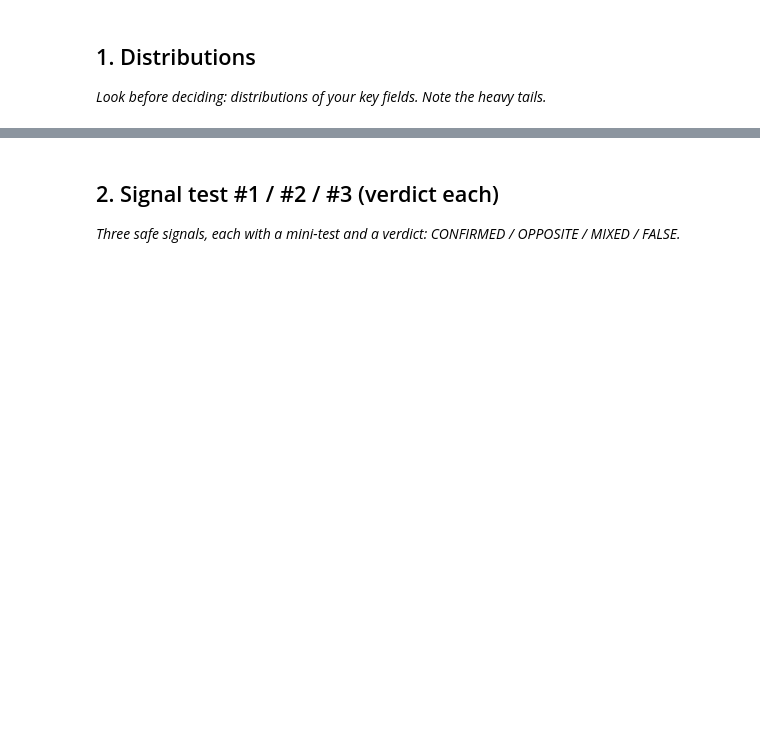
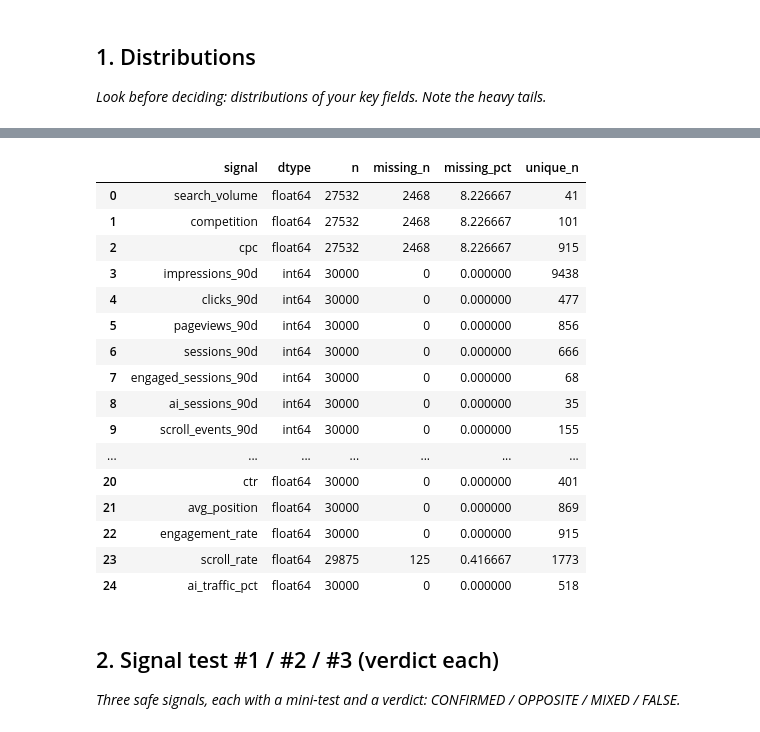
Before and after one commit to shiva-sn/ML, a Jupyter notebook: work/notebooks/w04_signal_audit.ipynb, the cells around one changed output, grey strips where cells are left out. Saved outputs shown, nothing was run; the diff lists cells and outputs as text; code cells hidden in the pictures; blank space fills up the shorter version.

```diff
--- a/work/notebooks/w04_signal_audit.ipynb
+++ b/work/notebooks/w04_signal_audit.ipynb
@@ -15,0 +13,63 @@ This skeleton is yours to fill. Work the sections **in order** — each one has
+# %%
+import pandas as pd
+import numpy as np
+
+df = pd.read_csv("/content/content_refresh_anonymized.csv")
+
+print("Shape:", df.shape)
+display(df.head())
+print("Number of columns:", len(df.columns))
+print("\nColumns:")
+for i, col in enumerate(df.columns, start=1):
+    print(f"{i}. {col}")
+
+candidate_signals = [
+    "search_volume",
+    "competition",
+    "cpc",
+    "impressions_90d",
+    "clicks_90d",
+    "pageviews_90d",
+    "sessions_90d",
+    "engaged_sessions_90d",
+    "ai_sessions_90d",
+    "scroll_events_90d",
+    "days_with_impressions",
+    "days_with_sessions",
+    "impressions_last_30d",
+    "clicks_last_30d",
+    "sessions_last_30d",
+    "impressions_prev_30d",
+    "clicks_prev_30d",
+    "sessions_prev_30d",
+    "content_age_days",
+    "days_since_last_update",
+    "ctr",
+    "avg_position",
+    "engagement_rate",
+    "scroll_rate",
+    "ai_traffic_pct"
+]
+
+candidate_signals = [
+    col for col in candidate_signals
+    if col in df.columns
+]
+
+signal_inventory = pd.DataFrame({
+    "signal": candidate_signals,
+    "dtype": [df[col].dtype for col in candidate_signals],
+    "n": [df[col].notna().sum() for col in candidate_signals],
+    "missing_n": [df[col].isna().sum() for col in candidate_signals],
+    "missing_pct": [
+        df[col].isna().mean() * 100
+        for col in candidate_signals
+    ],
+    "unique_n": [
+        df[col].nunique(dropna=True)
+        for col in candidate_signals
+    ]
+})
+
+display(signal_inventory)
+# %% [output]
@@ -16,3 +101,20 @@ This skeleton is yours to fill. Work the sections **in order** — each one has
+|  | signal | dtype | n | missing_n | missing_pct | unique_n |
+| 0 | search_volume | float64 | 27532 | 2468 | 8.226667 | 41 |
+| 1 | competition | float64 | 27532 | 2468 | 8.226667 | 101 |
+| 2 | cpc | float64 | 27532 | 2468 | 8.226667 | 915 |
+| 3 | impressions_90d | int64 | 30000 | 0 | 0.000000 | 9438 |
+| 4 | clicks_90d | int64 | 30000 | 0 | 0.000000 | 477 |
+| 5 | pageviews_90d | int64 | 30000 | 0 | 0.000000 | 856 |
+| 6 | sessions_90d | int64 | 30000 | 0 | 0.000000 | 666 |
+| 7 | engaged_sessions_90d | int64 | 30000 | 0 | 0.000000 | 68 |
+| 8 | ai_sessions_90d | int64 | 30000 | 0 | 0.000000 | 35 |
+| 9 | scroll_events_90d | int64 | 30000 | 0 | 0.000000 | 155 |
+| ... | ... | ... | ... | ... | ... | ... |
+| 20 | ctr | float64 | 30000 | 0 | 0.000000 | 401 |
+| 21 | avg_position | float64 | 30000 | 0 | 0.000000 | 869 |
+| 22 | engagement_rate | float64 | 30000 | 0 | 0.000000 | 915 |
+| 23 | scroll_rate | float64 | 29875 | 125 | 0.416667 | 1773 |
+| 24 | ai_traffic_pct | float64 | 30000 | 0 | 0.000000 | 518 |
 # %% [markdown]
 ## 2. Signal test #1 / #2 / #3 (verdict each)
 
```
Also changed, not shown: parts of 19 cells of this notebook.
